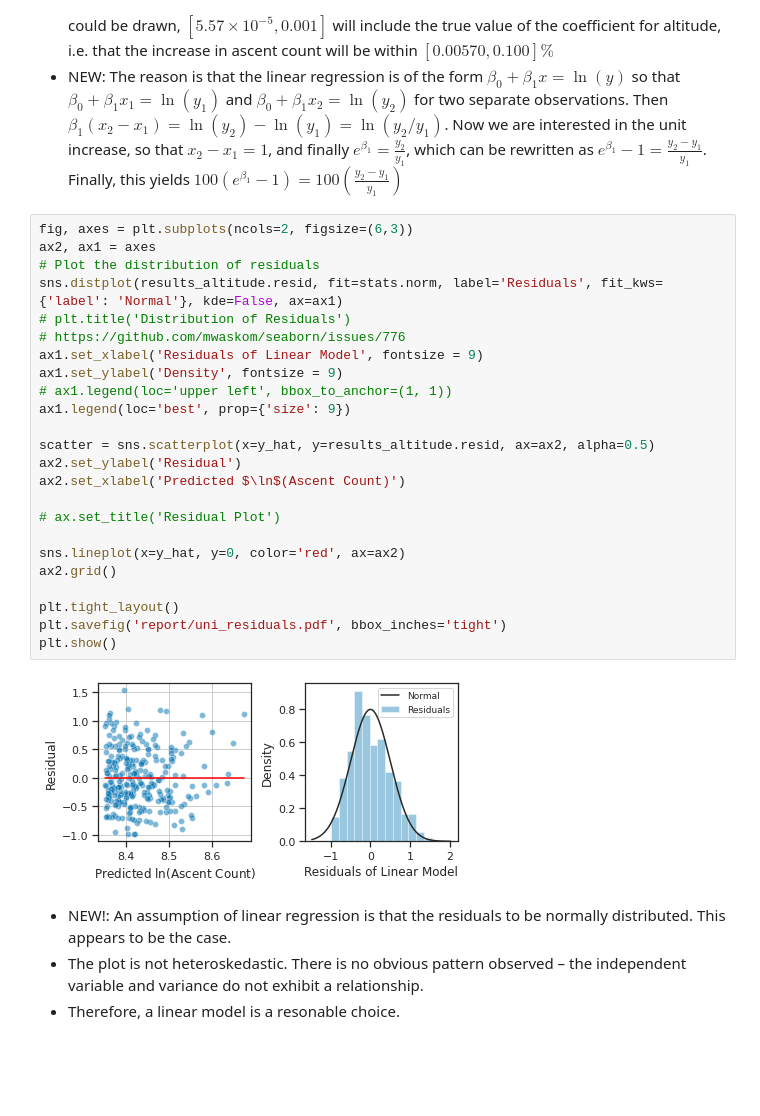
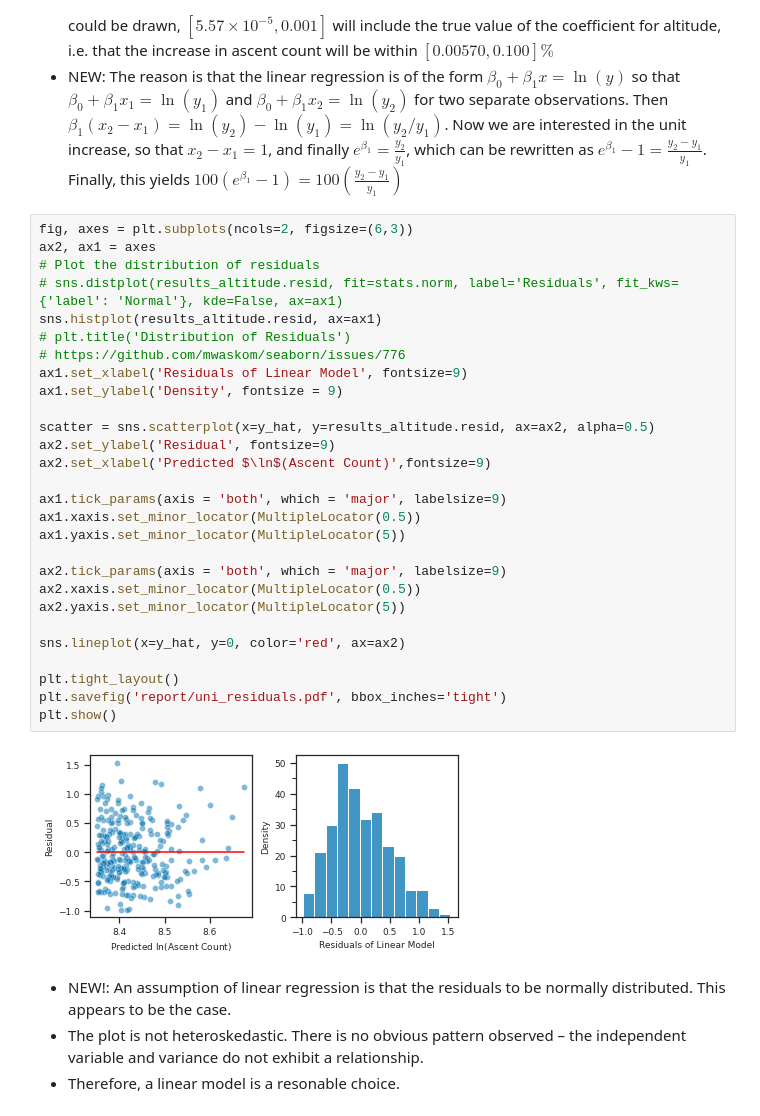
Before and after one commit to filipbalucha/FDS_final_project, a Jupyter notebook: data_analysis.ipynb, the cells around one changed output. Saved outputs shown, nothing was run; the diff lists cells and outputs as text; blank space fills up the shorter version.

```diff
--- a/data_analysis.ipynb
+++ b/data_analysis.ipynb
@@ -371,29 +386,33 @@ TODO SOME CHANGES MADE IN THE VALUES HERE (marked using "NEW!")
 # %%
 fig, axes = plt.subplots(ncols=2, figsize=(6,3))
 ax2, ax1 = axes
 # Plot the distribution of residuals
-sns.distplot(results_altitude.resid, fit=stats.norm, label='Residuals', fit_kws={'label': 'Normal'}, kde=False, ax=ax1)
+# sns.distplot(results_altitude.resid, fit=stats.norm, label='Residuals', fit_kws={'label': 'Normal'}, kde=False, ax=ax1)
+sns.histplot(results_altitude.resid, ax=ax1)
 # plt.title('Distribution of Residuals')
 # https://github.com/mwaskom/seaborn/issues/776
-ax1.set_xlabel('Residuals of Linear Model', fontsize = 9)
+ax1.set_xlabel('Residuals of Linear Model', fontsize=9)
 ax1.set_ylabel('Density', fontsize = 9)
-# ax1.legend(loc='upper left', bbox_to_anchor=(1, 1))
-ax1.legend(loc='best', prop={'size': 9})
 
 scatter = sns.scatterplot(x=y_hat, y=results_altitude.resid, ax=ax2, alpha=0.5)
-ax2.set_ylabel('Residual')
-ax2.set_xlabel('Predicted $\ln$(Ascent Count)')
+ax2.set_ylabel('Residual', fontsize=9)
+ax2.set_xlabel('Predicted $\ln$(Ascent Count)',fontsize=9)
 
-# ax.set_title('Residual Plot')
+ax1.tick_params(axis = 'both', which = 'major', labelsize=9)
+ax1.xaxis.set_minor_locator(MultipleLocator(0.5))
+ax1.yaxis.set_minor_locator(MultipleLocator(5))
+
+ax2.tick_params(axis = 'both', which = 'major', labelsize=9)
+ax2.xaxis.set_minor_locator(MultipleLocator(0.5))
+ax2.yaxis.set_minor_locator(MultipleLocator(5))
 
 sns.lineplot(x=y_hat, y=0, color='red', ax=ax2)
-ax2.grid()
 
 plt.tight_layout()
 plt.savefig('report/uni_residuals.pdf', bbox_inches='tight')
 plt.show()
 # %% [output]
-[figure, old version]
+[figure, new version]
 # %% [markdown]
 - NEW!: An assumption of linear regression is that the residuals to be normally distributed. This appears to be the case.
 - The plot is not heteroskedastic. There is no obvious pattern observed – the independent variable and variance do not exhibit a relationship.
```
Also changed, not shown: parts of 8 cells of this notebook, 8 other files.
